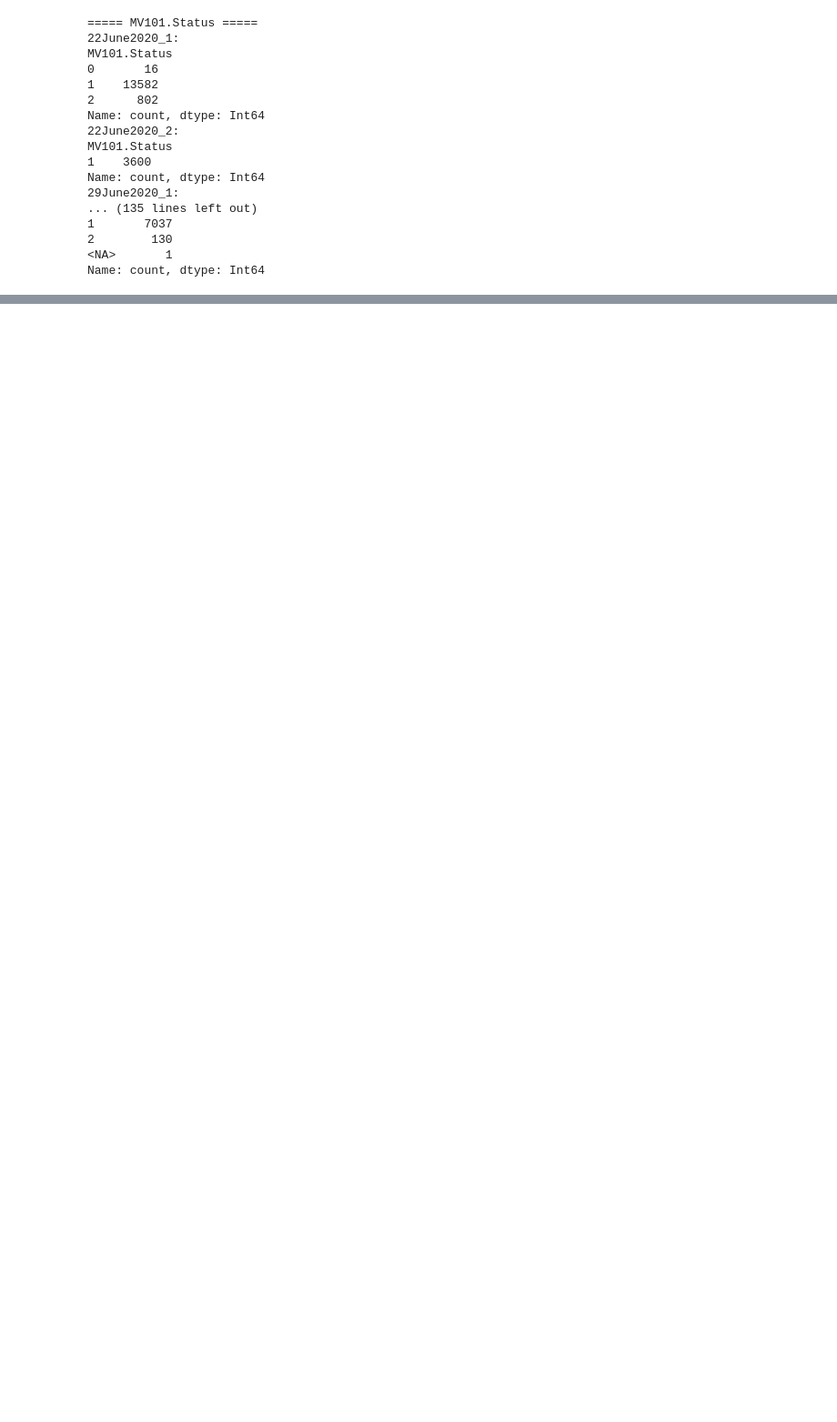
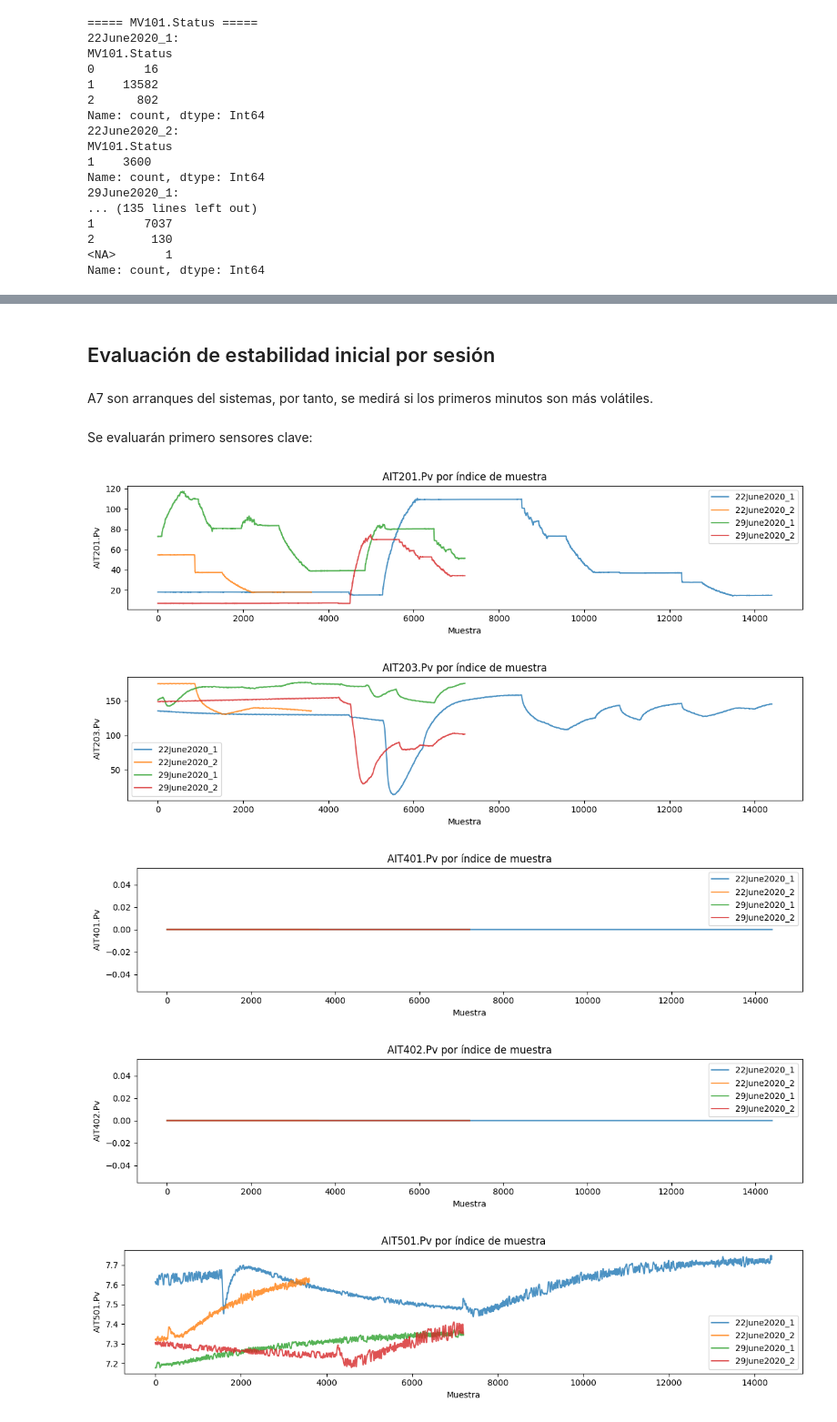
Before and after one commit to juanmi30/ics-synthetic-data-augmentation, a Jupyter notebook: data-preprocessing.ipynb, the cells around one changed output, grey strips where cells are left out. Shown at 91% size. Cells and saved outputs as stored; diff of their text form; code cells hidden in the pictures; blank space fills up the shorter version.

```diff
--- a/data-preprocessing.ipynb
+++ b/data-preprocessing.ipynb
@@ -299,0 +306,6 @@ Name: count, dtype: Int64
+# %%
+for name, df in files_clean.items():
+    bad_rows = df[df.isna().any(axis=1)]
+    print(f"\n{name}: {len(bad_rows)} filas con NaN")
+    if len(bad_rows) > 0:
+        display(bad_rows.head())
@@ -299,0 +323,5 @@ Name: count, dtype: Int64
+# %%
+files_clean["29June2020_2"] = files_clean["29June2020_2"].dropna().reset_index(drop=True)
+# %%
+for name, df in files_clean.items():
+    print(name, df.isna().sum().sum())
@@ -299,0 +333,29 @@ Name: count, dtype: Int64
+# %% [markdown]
+## Evaluación de estabilidad inicial por sesión
+# %% [markdown]
+A7 son arranques del sistemas, por tanto, se medirá si los primeros minutos son más volátiles.
+# %% [markdown]
+Se evaluarán primero sensores clave:
+# %%
+key_pv = ["AIT201.Pv", "AIT203.Pv", "AIT401.Pv", "AIT402.Pv", "AIT501.Pv", "AIT502.Pv", "AIT503.Pv", "PIT502.Pv", "LIT101.Pv", "LIT301.Pv", "LIT401.Pv"]
+
+import matplotlib.pyplot as plt
+
+for col in key_pv:
+    plt.figure(figsize=(12,3))
+    for name, df in files_clean.items():
+        if col in df.columns:
+            x = np.arange(len(df))
+            plt.plot(x, df[col], label=name, alpha=0.8)
+    plt.title(f"{col} por índice de muestra")
+    plt.xlabel("Muestra")
+    plt.ylabel(col)
+    plt.legend()
+    plt.tight_layout()
+    plt.show()
+# %% [output]
+[figure, added]
+[figure, added]
+[figure, added]
+[figure, added]
+[figure, added]
```
Also changed, not shown: parts of 22 cells of this notebook.
